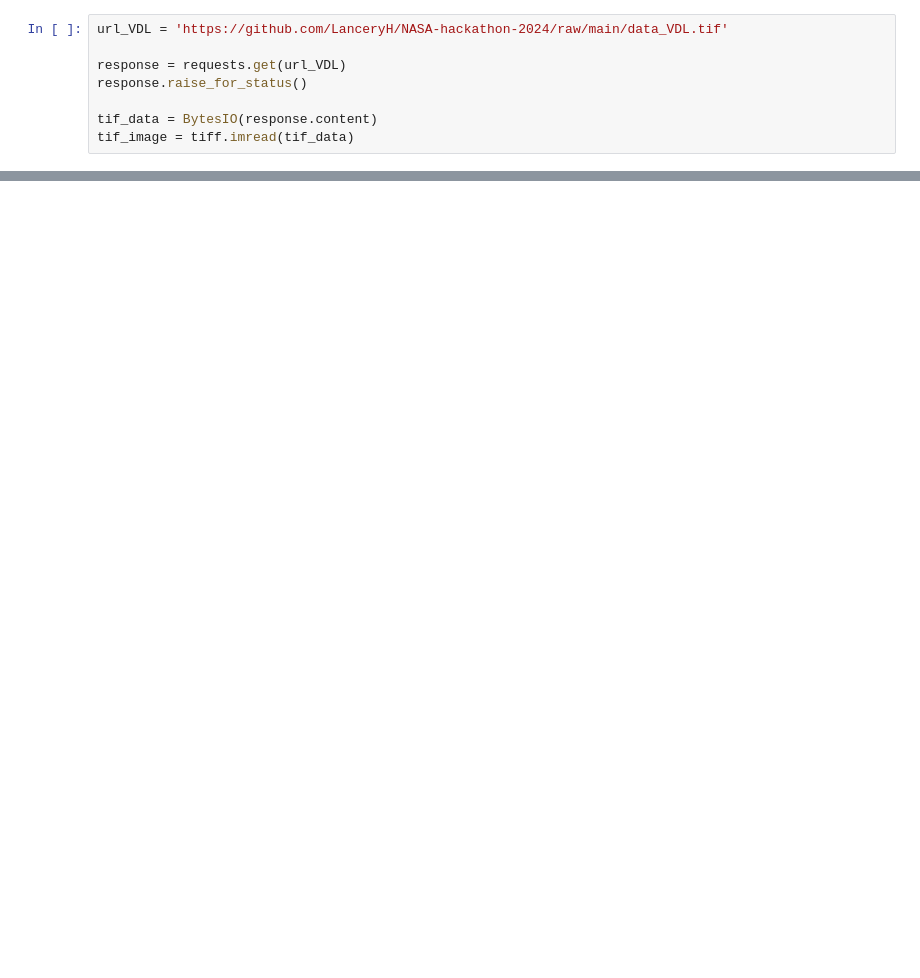
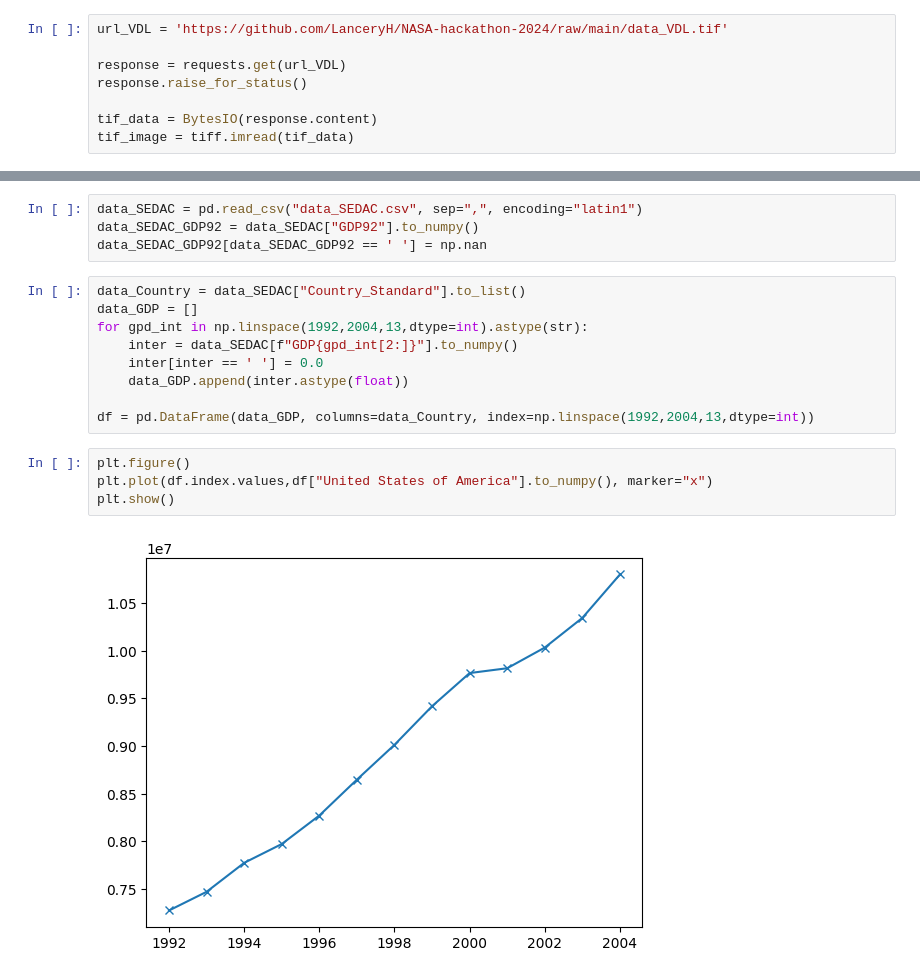
Before and after one commit to LanceryH/NASA-hackathon-2024, a Jupyter notebook: main.ipynb, the cells around one changed output, grey strips where cells are left out. Cells and saved outputs as stored; diff of their text form; blank space fills up the shorter version.

```diff
--- a/main.ipynb
+++ b/main.ipynb
@@ -187,0 +115,19 @@ plt.show()
+# %%
+data_SEDAC = pd.read_csv("data_SEDAC.csv", sep=",", encoding="latin1")
+data_SEDAC_GDP92 = data_SEDAC["GDP92"].to_numpy()
+data_SEDAC_GDP92[data_SEDAC_GDP92 == ' '] = np.nan
+# %%
+data_Country = data_SEDAC["Country_Standard"].to_list()
+data_GDP = []
+for gpd_int in np.linspace(1992,2004,13,dtype=int).astype(str):
+    inter = data_SEDAC[f"GDP{gpd_int[2:]}"].to_numpy()
+    inter[inter == ' '] = 0.0
+    data_GDP.append(inter.astype(float))
+
+df = pd.DataFrame(data_GDP, columns=data_Country, index=np.linspace(1992,2004,13,dtype=int))
+# %%
+plt.figure()
+plt.plot(df.index.values,df["United States of America"].to_numpy(), marker="x")
+plt.show()
+# %% [output]
+[figure, added]
```
Also changed, not shown: parts of 16 cells of this notebook, 9 other files.
